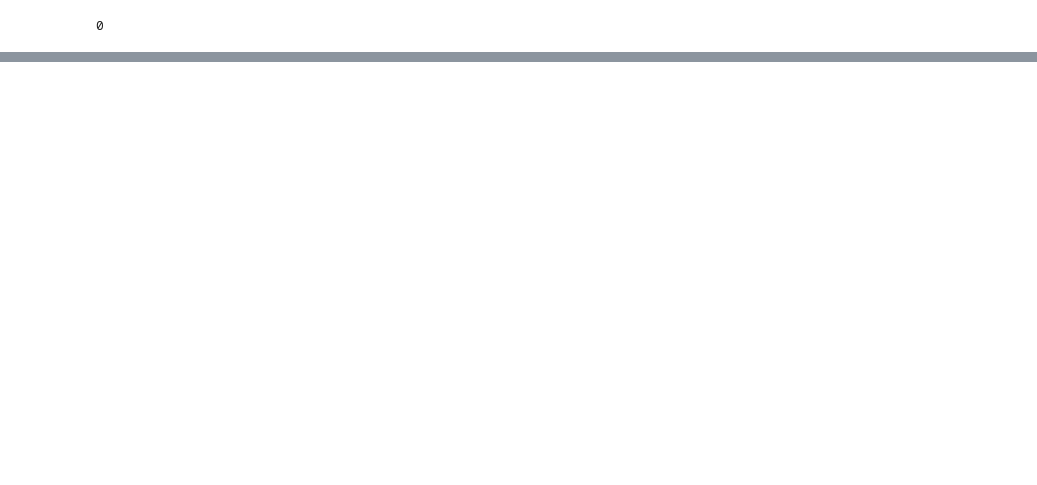
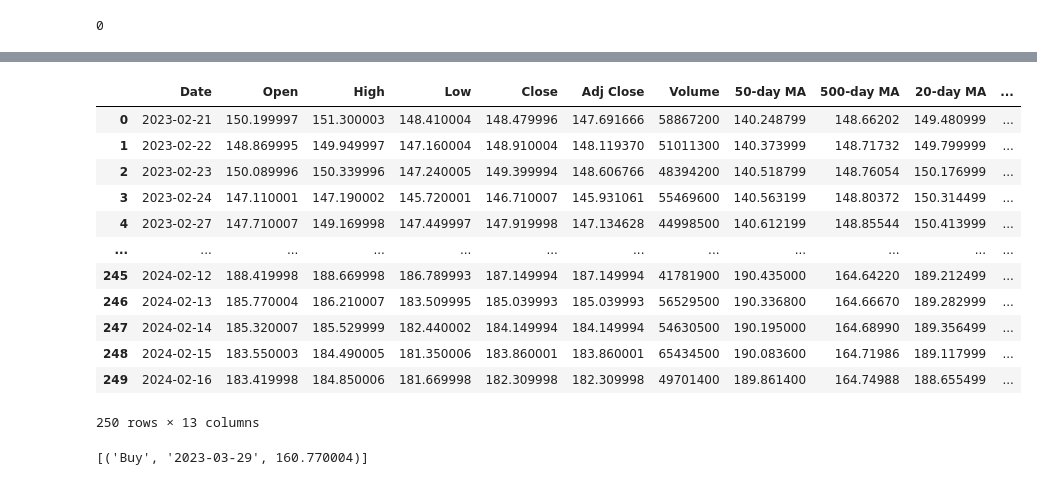
Before and after one commit to Hrishitcodethis/TBTFW_task, a Jupyter notebook: aapl.ipynb, the cells around one changed output, grey strips where cells are left out. Saved outputs shown, nothing was run; the diff lists cells and outputs as text; code cells hidden in the pictures; blank space fills up the shorter version.

Commit message:
code issue in buying positions

```diff
--- a/aapl.ipynb
+++ b/aapl.ipynb
@@ -108,3 +130,27 @@ aapl.to_excel('aapl.xlsx')
+# %%
+df['50-day MA']=aapl['50-day MA'].iloc[503:753].values
+# %%
+df['500-day MA']=aapl['500-day MA'].iloc[503:753].values
+df['20-day MA']=aapl['20-day MA'].iloc[503:753].values
+df['200-day MA']=aapl['200-day MA'].iloc[503:753].values
+df['10-day MA']=aapl['10-day MA'].iloc[503:753].values
+df['5-day MA']=aapl['5-day MA'].iloc[503:753].values
+# %%
+df
+# %% [output]
+|  | Date | Open | High | Low | Close | Adj Close | Volume | 50-day MA | 500-day MA | 20-day MA | ... |
+| 0 | 2023-02-21 | 150.199997 | 151.300003 | 148.410004 | 148.479996 | 147.691666 | 58867200 | 140.248799 | 148.66202 | 149.480999 | ... |
+| 1 | 2023-02-22 | 148.869995 | 149.949997 | 147.160004 | 148.910004 | 148.119370 | 51011300 | 140.373999 | 148.71732 | 149.799999 | ... |
+| 2 | 2023-02-23 | 150.089996 | 150.339996 | 147.240005 | 149.399994 | 148.606766 | 48394200 | 140.518799 | 148.76054 | 150.176999 | ... |
+| 3 | 2023-02-24 | 147.110001 | 147.190002 | 145.720001 | 146.710007 | 145.931061 | 55469600 | 140.563199 | 148.80372 | 150.314499 | ... |
+| 4 | 2023-02-27 | 147.710007 | 149.169998 | 147.449997 | 147.919998 | 147.134628 | 44998500 | 140.612199 | 148.85544 | 150.413999 | ... |
+| ... | ... | ... | ... | ... | ... | ... | ... | ... | ... | ... | ... |
+| 245 | 2024-02-12 | 188.419998 | 188.669998 | 186.789993 | 187.149994 | 187.149994 | 41781900 | 190.435000 | 164.64220 | 189.212499 | ... |
+| 246 | 2024-02-13 | 185.770004 | 186.210007 | 183.509995 | 185.039993 | 185.039993 | 56529500 | 190.336800 | 164.66670 | 189.282999 | ... |
+| 247 | 2024-02-14 | 185.320007 | 185.529999 | 182.440002 | 184.149994 | 184.149994 | 54630500 | 190.195000 | 164.68990 | 189.356499 | ... |
+| 248 | 2024-02-15 | 183.550003 | 184.490005 | 181.350006 | 183.860001 | 183.860001 | 65434500 | 190.083600 | 164.71986 | 189.117999 | ... |
+| 249 | 2024-02-16 | 183.419998 | 184.850006 | 181.669998 | 182.309998 | 182.309998 | 49701400 | 189.861400 | 164.74988 | 188.655499 | ... |
+250 rows × 13 columns
 # %%
 # Generate buy and sell signals
 df['Buy Signal'] = ((df['50-day MA'] > df['500-day MA']) & (df['20-day MA'] > df['200-day MA'])).astype(int)
@@ -131,6 +177,10 @@ for index, row in df.iterrows():
         if sell_position:
             sell_position = False
             positions.append(('Close Sell', row['Date'], row['Close']))
+# %%
+positions
+# %% [output]
+[('Buy', '2023-03-29', 160.770004)]
 # %%
 # Print the buy/sell positions
 print("Buy/Sell Positions:")
```
Also changed, not shown: parts of 13 cells of this notebook, 2 other files.
